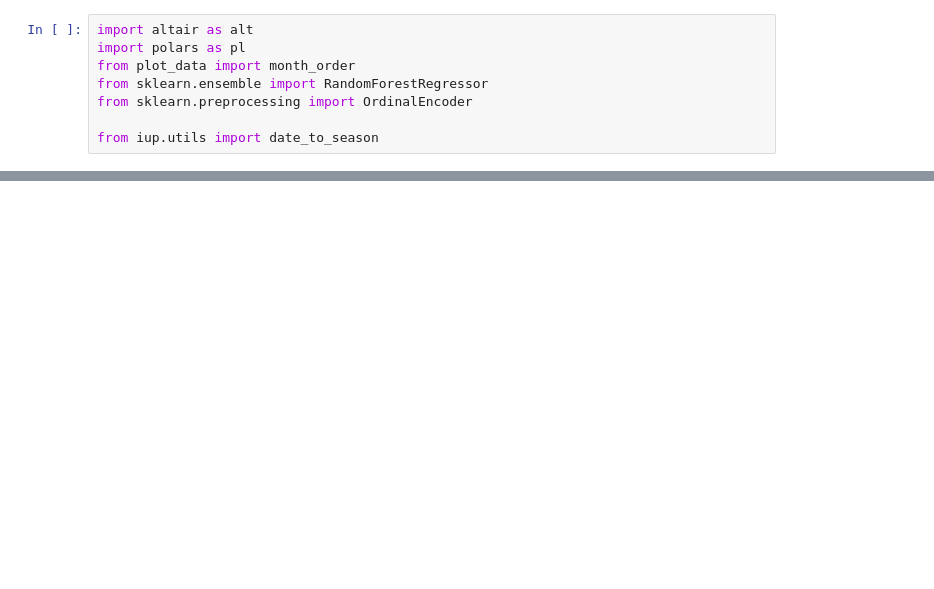
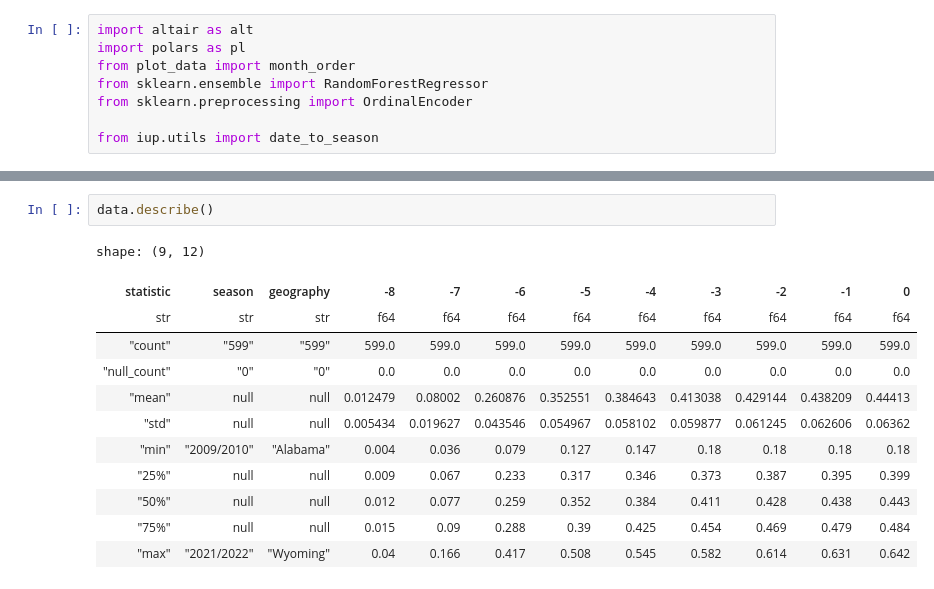
Before and after one commit to CDCgov/cfa-immunization-uptake-projection, a Jupyter notebook: scripts/demo_rf.ipynb, the cells around one changed output, grey strips where cells are left out. Cells and saved outputs as stored; diff of their text form; blank space fills up the shorter version.

```diff
--- a/scripts/demo_rf.ipynb
+++ b/scripts/demo_rf.ipynb
@@ -48,3 +53,18 @@ shape: (6_112, 4)
+# %%
+data.describe()
+# %% [output]
+shape: (9, 12)
+| statistic | season | geography | -8 | -7 | -6 | -5 | -4 | -3 | -2 | -1 | 0 |
+| str | str | str | f64 | f64 | f64 | f64 | f64 | f64 | f64 | f64 | f64 |
+| "count" | "599" | "599" | 599.0 | 599.0 | 599.0 | 599.0 | 599.0 | 599.0 | 599.0 | 599.0 | 599.0 |
+| "null_count" | "0" | "0" | 0.0 | 0.0 | 0.0 | 0.0 | 0.0 | 0.0 | 0.0 | 0.0 | 0.0 |
+| "mean" | null | null | 0.012479 | 0.08002 | 0.260876 | 0.352551 | 0.384643 | 0.413038 | 0.429144 | 0.438209 | 0.44413 |
+| "std" | null | null | 0.005434 | 0.019627 | 0.043546 | 0.054967 | 0.058102 | 0.059877 | 0.061245 | 0.062606 | 0.06362 |
+| "min" | "2009/2010" | "Alabama" | 0.004 | 0.036 | 0.079 | 0.127 | 0.147 | 0.18 | 0.18 | 0.18 | 0.18 |
+| "25%" | null | null | 0.009 | 0.067 | 0.233 | 0.317 | 0.346 | 0.373 | 0.387 | 0.395 | 0.399 |
+| "50%" | null | null | 0.012 | 0.077 | 0.259 | 0.352 | 0.384 | 0.411 | 0.428 | 0.438 | 0.443 |
+| "75%" | null | null | 0.015 | 0.09 | 0.288 | 0.39 | 0.425 | 0.454 | 0.469 | 0.479 | 0.484 |
+| "max" | "2021/2022" | "Wyoming" | 0.04 | 0.166 | 0.417 | 0.508 | 0.545 | 0.582 | 0.614 | 0.631 | 0.642 |
 # %%
 rf = RandomForestRegressor(oob_score=True)
 enc = OrdinalEncoder()
```
Also changed, not shown: parts of 7 cells of this notebook.
